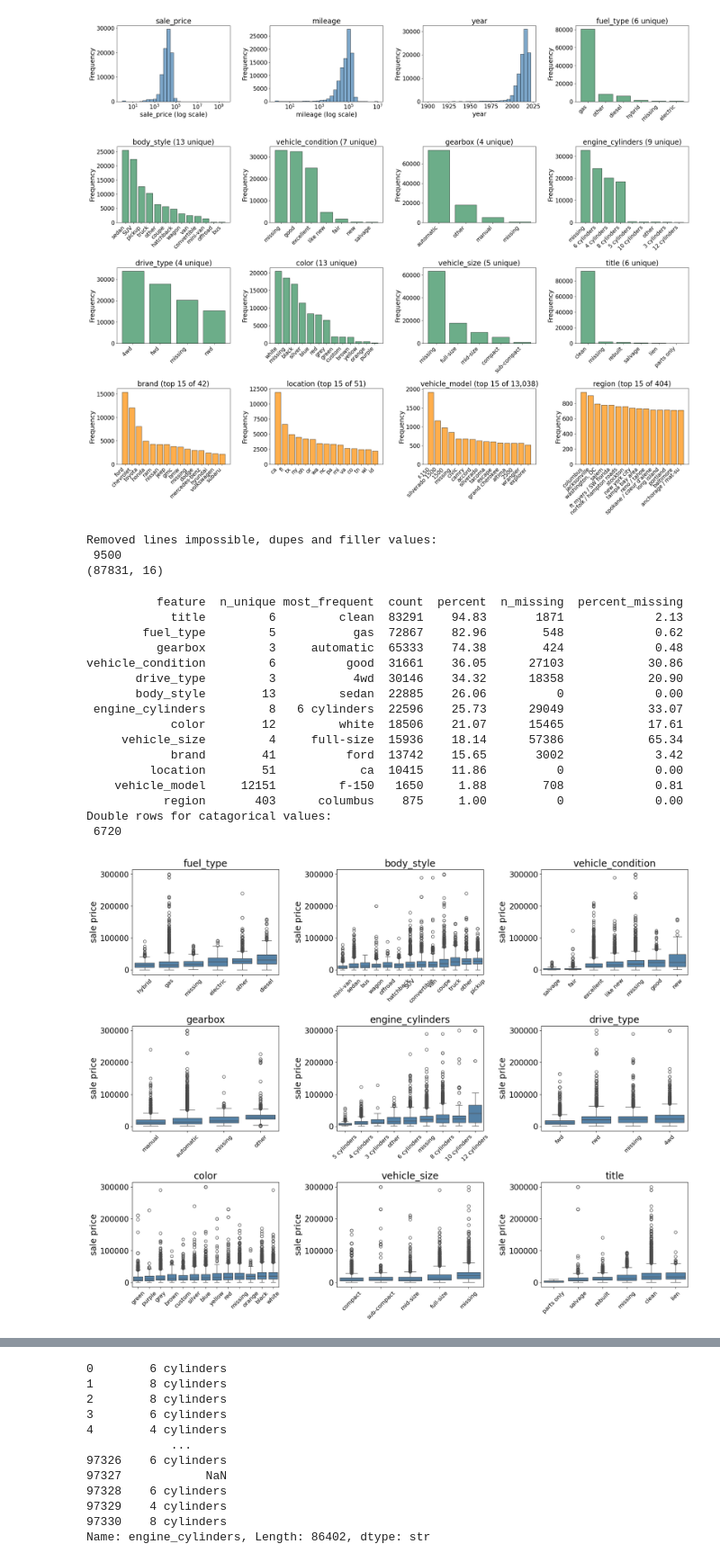
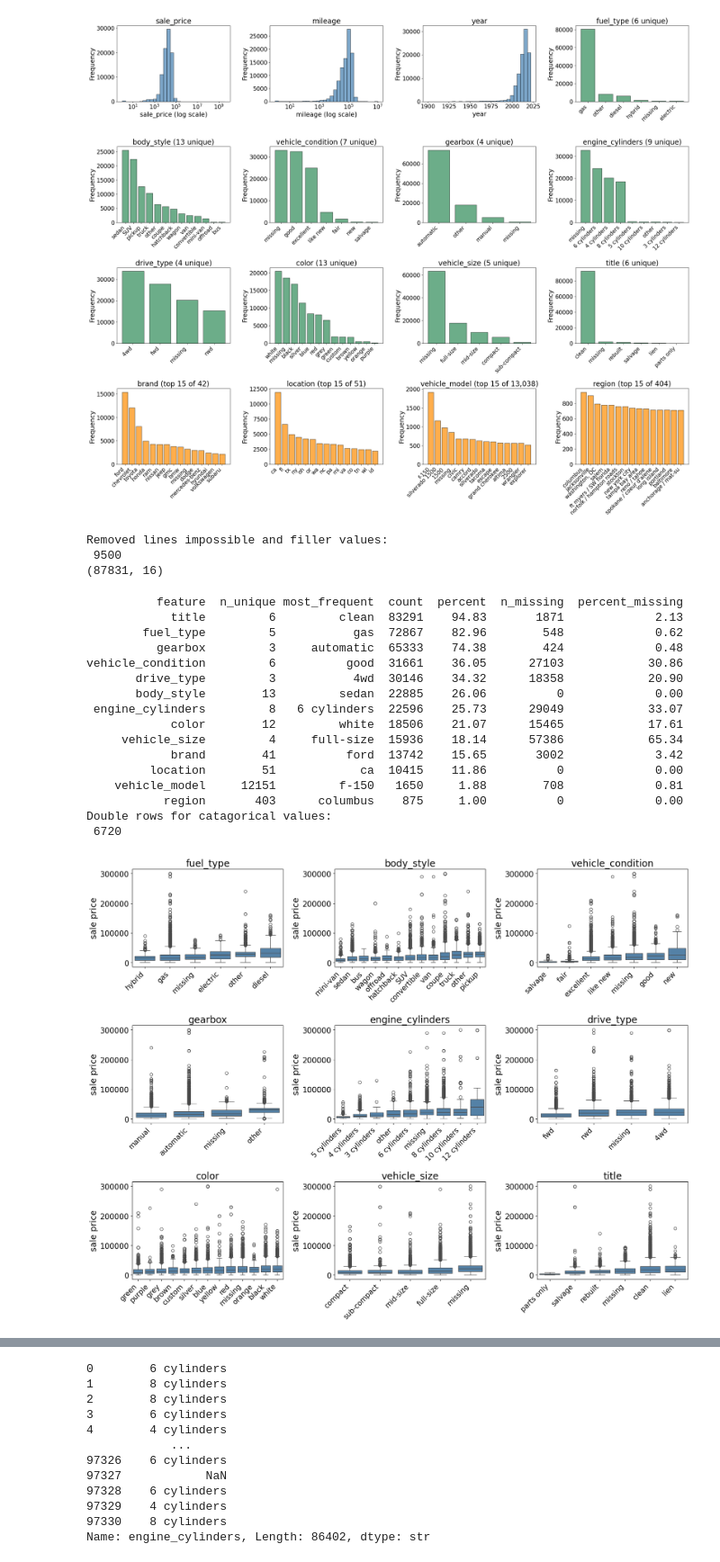
Before and after one commit to DavidVuk2000/machine-learning-2627-assignment, a Jupyter notebook: juul_scrapjupyter.ipynb, the cells around one changed output, grey strips where cells are left out. Shown at 90% size. Saved outputs shown, nothing was run; the diff lists cells and outputs as text; code cells hidden in the pictures.

```diff
--- a/juul_scrapjupyter.ipynb
+++ b/juul_scrapjupyter.ipynb
@@ -81,12 +86,13 @@ classes_df = df.select_dtypes(include=['object'])
 cat_cols = classes_df.columns
 classes_df_20 = classes_df.loc[:, classes_df.nunique() <= 20] # Selecting all rows and only the columns with less than or equal to 20 unique values (for shape plot)
 
-TOP_N = 15                                  # labels shown for high-cardinality columns
-log_x_cols = ["sale_price", "mileage"]      # very skewed raw values -> log-spaced bins
+# making a very large overall vieuw of the raw data
+TOP_N = 15
+log_x_cols = ["sale_price", "mileage"]
 
-num_plot_cols = list(numeric_df.columns)                                         # 3
-low_card_cols = list(classes_df_20.columns)                                      # 9
-high_card_cols = [c for c in classes_df.columns if c not in classes_df_20.columns]  # 4
+num_plot_cols = list(numeric_df.columns)
+low_card_cols = list(classes_df_20.columns)
+high_card_cols = [c for c in classes_df.columns if c not in classes_df_20.columns]
 
 panels = ([(c, "num") for c in num_plot_cols]
           + [(c, "low") for c in low_card_cols]
@@ -102,7 +108,7 @@ for ax, (col, kind) in zip(axes, panels):
         data = numeric_df[col].dropna()
         if col in log_x_cols:
             data = data[data > 0]                       # log scale can't show 0
-            bins = np.logspace(np.log10(data.min()), np.log10(data.max()), 31)
+            bins = np.logspace(np.log10(data.min()), np.log10(data.max()), 31) # binning in log space
             ax.hist(data, bins=bins, edgecolor="black", alpha=0.7, color=colors[kind])
             ax.set_xscale("log")
             ax.set_xlabel(f"{col} (log scale)")
@@ -111,7 +117,7 @@ for ax, (col, kind) in zip(axes, panels):
             ax.set_xlabel(col)
         ax.set_title(col)
     else:
-        counts = classes_df[col].fillna("missing").value_counts()   # NaN as its own bar
+        counts = classes_df[col].fillna("missing").value_counts()   # show missing values as missing
         n_unique = len(counts)
         if kind == "high":
             counts = counts.head(TOP_N)
@@ -124,10 +130,6 @@ for ax, (col, kind) in zip(axes, panels):
         plt.setp(ax.get_xticklabels(), ha="right")
     ax.set_ylabel("Frequency")
 
-# hide unused cells (in case there are fewer than 16 features)
-for ax in axes[len(panels):]:
-    ax.set_visible(False)
-
 plt.tight_layout()
 plt.savefig("Figures/DataVisualization/overview_histograms.png", dpi=200, bbox_inches="tight")
 plt.show()
@@ -152,27 +154,26 @@ dtype: int64
 [figure]
 # %%
 
+# Removing impossible and filler values
 df = df[(df["sale_price"] >= 500) & (df["sale_price"] <= 300_000)]
 df = df[~(df["mileage"] > 500_000)]
 
 shape_after = df.shape
-print(f"Removed lines impossible, dupes and filler values: \n", shape_for[0] - shape_after[0])
+print(f"Removed lines impossible and filler values: \n", shape_for[0] - shape_after[0])
 print(shape_after)
-#dup_cols = [c for c in df.columns if c not in ["region", "location"]]
-#df = df.drop_duplicates(subset=dup_cols)
 
 numeric_df = df.select_dtypes(include=['float64', 'int64'])
 classes_df = df.select_dtypes(include=['object'])
 cat_cols = classes_df.columns
 classes_df_20 = classes_df.loc[:, classes_df.nunique() <= 20]
 # %% [output]
-Removed lines impossible, dupes and filler values:
+Removed lines impossible and filler values:
  9500
 (87831, 16)
 # %%
 
 # Before cleaning visualization!
-
+# Getting the information about the features
 rows = []
 for col in classes_df.columns:
     counts = df[col].value_counts()
@@ -187,7 +188,6 @@ for col in classes_df.columns:
         "n_missing": n_missing,
         "percent_missing": round(n_missing / len(df) * 100, 2),
     })
-
 cat_summary = pd.DataFrame(rows).sort_values("percent", ascending=False)
 print(cat_summary.to_string(index=False))
 print("Double rows for catagorical values: \n", classes_df.duplicated().sum())
@@ -202,50 +202,33 @@ for ax, col in zip(axes.ravel(), classes_df_20.columns):
     # sort boxes by median price
     order = plot_df.groupby(col)["price"].median().sort_values().index
 
     sns.boxplot(data=plot_df, x=col, y="price", order=order,
                 ax=ax, showfliers=True, color="steelblue")
     ax.set_title(col)
     ax.set_ylabel("sale price")
     #ax.set_yscale("log")
     ax.set_xlabel("")
-    ax.tick_params(axis="x", rotation=45, labelsize=12)
+    ax.tick_params(axis="x", rotation=45, labelsize=15)
+    plt.setp(ax.get_xticklabels(), ha="right")
 
 plt.tight_layout()
 plt.savefig("Figures/DataVisualization/boxplots_before.png", dpi=250, bbox_inches="tight")
 plt.show()
-
-# Boxplot for less than 10 unique values with sales price as target value
-fig, axes = plt.subplots(3, 3, figsize=(18, 14))
-for ax, col in zip(axes.ravel(), classes_df_20.columns):
-    plot_df = classes_df_20[[col]].copy()
-    plot_df[col] = plot_df[col].fillna("missing")
-    # Sort categories by frequency
-    order = plot_df[col].value_counts().index
-    sns.countplot(data=plot_df, x=col, order=order, ax=ax, color="steelblue")
-
-    ax.set_title(col)
-    ax.set_xlabel("")
-    ax.set_ylabel("Number of observations")
-    ax.tick_params(axis="x", rotation=45, labelsize=12)
-
-plt.tight_layout()
-plt.savefig("Figures/DataVisualization/histograms_categorical_before.png", dpi=250, bbox_inches="tight")
-plt.show()
 # %% [output]
           feature  n_unique most_frequent  count  percent  n_missing  percent_missing
             title         6         clean  83291    94.83       1871             2.13
         fuel_type         5           gas  72867    82.96        548             0.62
           gearbox         3     automatic  65333    74.38        424             0.48
 vehicle_condition         6          good  31661    36.05      27103            30.86
        drive_type         3           4wd  30146    34.32      18358            20.90
        body_style        13         sedan  22885    26.06          0             0.00
  engine_cylinders         8   6 cylinders  22596    25.73      29049            33.07
             color        12         white  18506    21.07      15465            17.61
      vehicle_size         4     full-size  15936    18.14      57386            65.34
             brand        41          ford  13742    15.65       3002             3.42
          location        51            ca  10415    11.86          0             0.00
     vehicle_model     12151         f-150   1650     1.88        708             0.81
            region       403      columbus    875     1.00          0             0.00
 Double rows for catagorical values:
  6720
-[figure, old version]
+[figure, new version]
```
Also changed, not shown: parts of 4 cells of this notebook, 4 other files.
